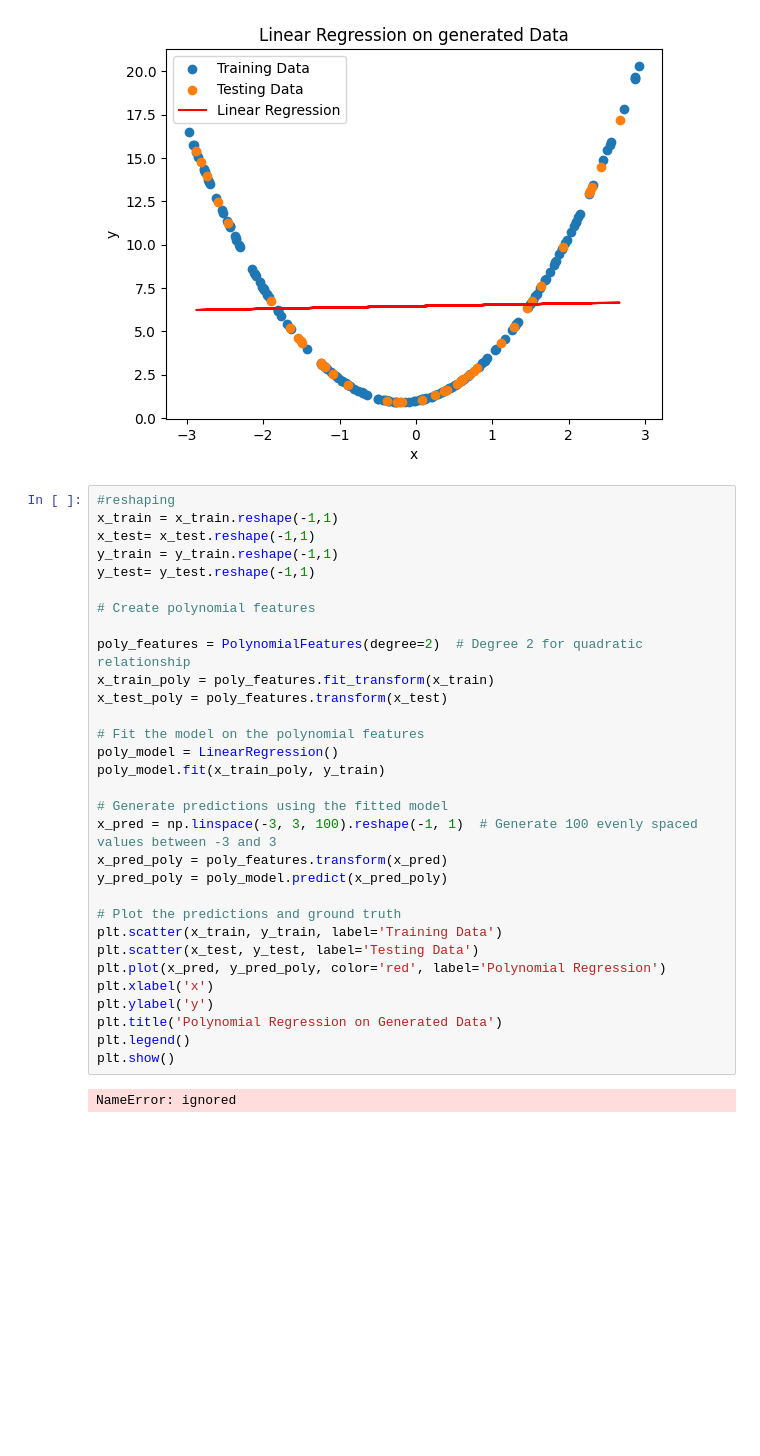
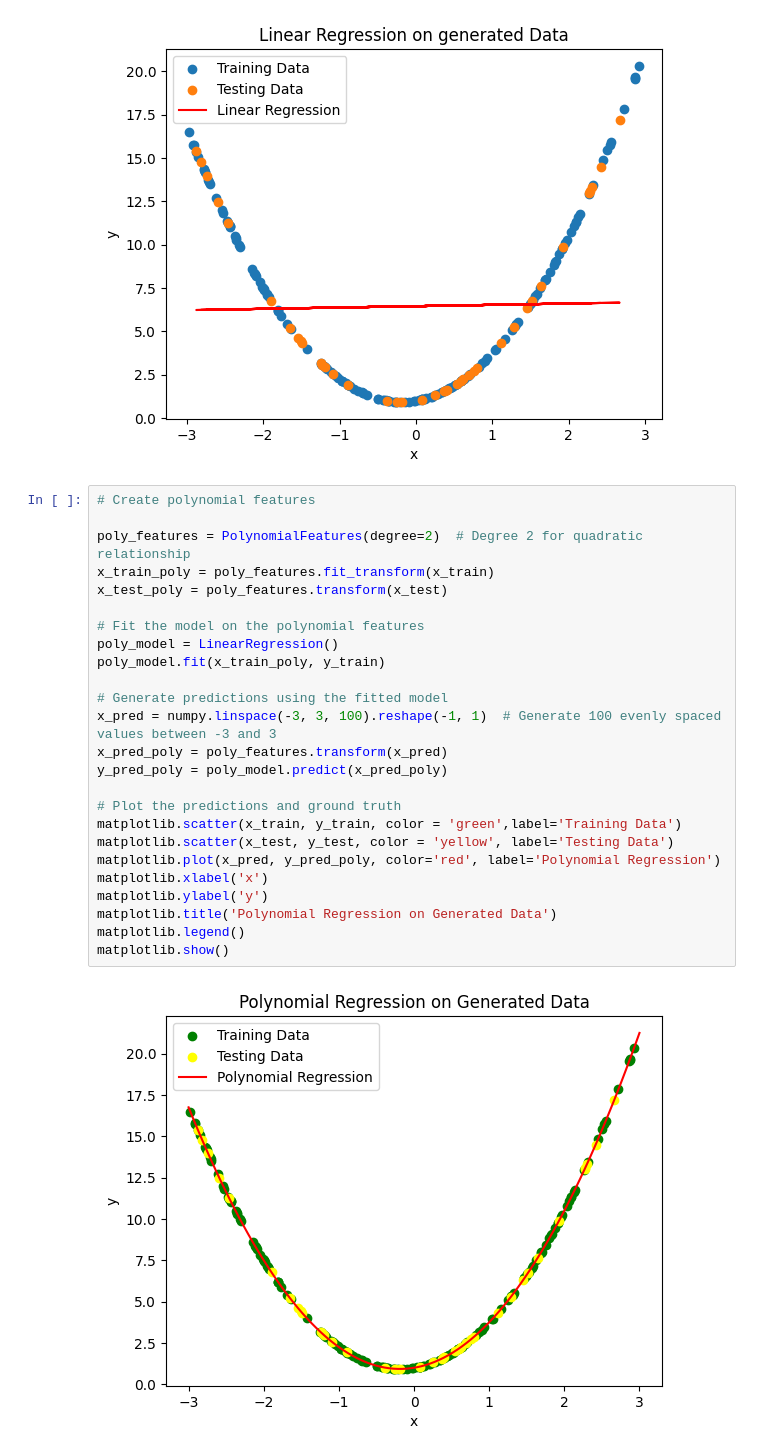
Before and after one commit to revanthpavan/special-topics-linear-regression, a Jupyter notebook: Linear_Regression_Part_2.ipynb, the cells around one changed output. Cells and saved outputs as stored; diff of their text form; blank space fills up the shorter version.

```diff
--- a/Linear_Regression_Part_2.ipynb
+++ b/Linear_Regression_Part_2.ipynb
@@ -118,35 +118,29 @@ matplotlib.show()
 # %% [output]
 [figure]
 # %%
-#reshaping
-x_train = x_train.reshape(-1,1)
-x_test= x_test.reshape(-1,1)
-y_train = y_train.reshape(-1,1)
-y_test= y_test.reshape(-1,1)
-
 # Create polynomial features
 
 poly_features = PolynomialFeatures(degree=2)  # Degree 2 for quadratic relationship
 x_train_poly = poly_features.fit_transform(x_train)
 x_test_poly = poly_features.transform(x_test)
 
 # Fit the model on the polynomial features
 poly_model = LinearRegression()
 poly_model.fit(x_train_poly, y_train)
 
 # Generate predictions using the fitted model
-x_pred = np.linspace(-3, 3, 100).reshape(-1, 1)  # Generate 100 evenly spaced values between -3 and 3
+x_pred = numpy.linspace(-3, 3, 100).reshape(-1, 1)  # Generate 100 evenly spaced values between -3 and 3
 x_pred_poly = poly_features.transform(x_pred)
 y_pred_poly = poly_model.predict(x_pred_poly)
 
 # Plot the predictions and ground truth
-plt.scatter(x_train, y_train, label='Training Data')
-plt.scatter(x_test, y_test, label='Testing Data')
-plt.plot(x_pred, y_pred_poly, color='red', label='Polynomial Regression')
-plt.xlabel('x')
-plt.ylabel('y')
-plt.title('Polynomial Regression on Generated Data')
-plt.legend()
-plt.show()
+matplotlib.scatter(x_train, y_train, color = 'green',label='Training Data')
+matplotlib.scatter(x_test, y_test, color = 'yellow', label='Testing Data')
+matplotlib.plot(x_pred, y_pred_poly, color='red', label='Polynomial Regression')
+matplotlib.xlabel('x')
+matplotlib.ylabel('y')
+matplotlib.title('Polynomial Regression on Generated Data')
+matplotlib.legend()
+matplotlib.show()
 # %% [output]
-NameError: ignored
+[figure, added]
```
